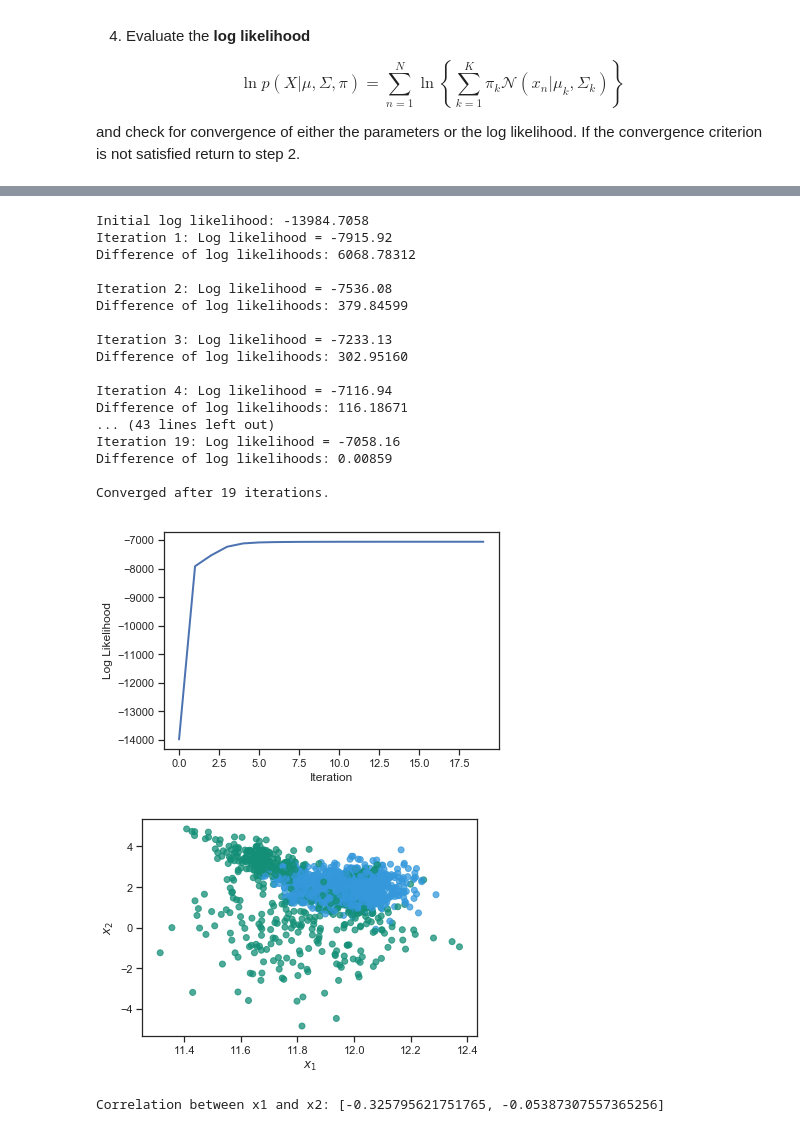
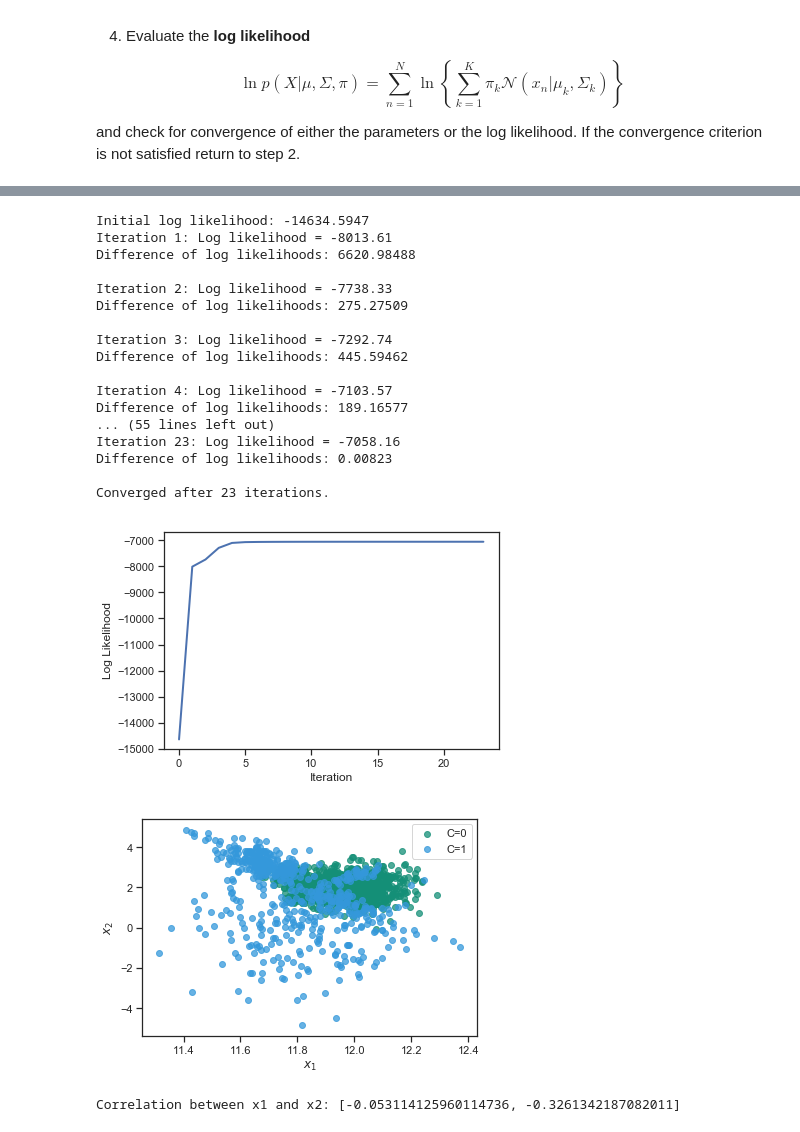
Before and after one commit to ChristophSchmidl/statistical-machine-learning, a Jupyter notebook: assignment-04/code/Exercise_4.ipynb, the cells around one changed output, grey strips where cells are left out. Drawn from its saved outputs; the diff is of its cells as text; code cells hidden in the pictures.

```diff
--- a/assignment-04/code/Exercise_4.ipynb
+++ b/assignment-04/code/Exercise_4.ipynb
@@ -267,9 +267,11 @@ colors = ['#148F77', '#3498DB', '#DC7633', '#85C1E9']
 
 plt.figure()
 # 'Predictions' are just based on the responsibilities/gammas
-plt.scatter(data[:, 0], data[:, 1], c = [colors[x] for x in np.argmax(gamma, 1)], alpha = 0.75)
+for k, color in zip(range(K), colors):
+    plt.scatter(data[np.argmax(gamma, 1)==k, 0], data[np.argmax(gamma, 1)==k, 1], alpha = 0.75, c=color, label='C=%d'%k)
 plt.xlabel('$x_1$')
 plt.ylabel('$x_2$')
+plt.legend()
 plt.savefig('figure_4_2_resp.png')
 plt.show()
 # %% [output]
@@ -297,47 +299,49 @@ Difference of log likelihoods: 0.00000
 
 K = 2
 
 pi, mu, sigma, gamma, log_likelihoods = expectation_maximization(data, K, early_stopping=True)
 
 # *** Plotting ***
 log_likelihood_range = range(0, len(log_likelihoods))
 plt.plot(log_likelihood_range, log_likelihoods, linewidth=2, linestyle="-")
 plt.xlabel('Iteration')
 plt.ylabel('Log Likelihood')
 plt.savefig('figure_4_3_log_likelihoods.png')
 plt.show()
 
 colors = ['#148F77', '#3498DB', '#DC7633', '#85C1E9']
 
 plt.figure()
 # 'Predictions' are just based on the responsibilities/gammas
-plt.scatter(data[:, 0], data[:, 1], c = [colors[x] for x in np.argmax(gamma, 1)], alpha = 0.75)
+for k, color in zip(range(K), colors):
+    plt.scatter(data[np.argmax(gamma, 1)==k, 0], data[np.argmax(gamma, 1)==k, 1], alpha = 0.75, c=color, label='C=%d'%k)
 plt.xlabel('$x_1$')
 plt.ylabel('$x_2$')
+plt.legend()
 plt.savefig('figure_4_3_resp.png')
 plt.show()
 
 
 correlation = [sigma[k][0, 1] / np.sqrt(sigma[k][0, 0] * sigma[k][1, 1]) for k in range(0, K)]
 print("Correlation between x1 and x2: {}".format(correlation))
 # %% [output]
-Initial log likelihood: -13984.7058
-Iteration 1: Log likelihood = -7915.92
-Difference of log likelihoods: 6068.78312
+Initial log likelihood: -14634.5947
+Iteration 1: Log likelihood = -8013.61
+Difference of log likelihoods: 6620.98488
 
-Iteration 2: Log likelihood = -7536.08
-Difference of log likelihoods: 379.84599
+Iteration 2: Log likelihood = -7738.33
+Difference of log likelihoods: 275.27509
 
-Iteration 3: Log likelihood = -7233.13
-Difference of log likelihoods: 302.95160
+Iteration 3: Log likelihood = -7292.74
+Difference of log likelihoods: 445.59462
 
-Iteration 4: Log likelihood = -7116.94
-Difference of log likelihoods: 116.18671
-... (43 lines left out)
-Iteration 19: Log likelihood = -7058.16
-Difference of log likelihoods: 0.00859
+Iteration 4: Log likelihood = -7103.57
+Difference of log likelihoods: 189.16577
+... (55 lines left out)
+Iteration 23: Log likelihood = -7058.16
+Difference of log likelihoods: 0.00823
 
-Converged after 19 iterations.
+Converged after 23 iterations.
-[figure, old version]
+[figure, new version]
-[figure, old version]
+[figure, new version]
-Correlation between x1 and x2: [-0.325795621751765, -0.05387307557365256]
+Correlation between x1 and x2: [-0.053114125960114736, -0.3261342187082011]
```
Also changed, not shown: parts of 5 cells of this notebook, 9 other files.
